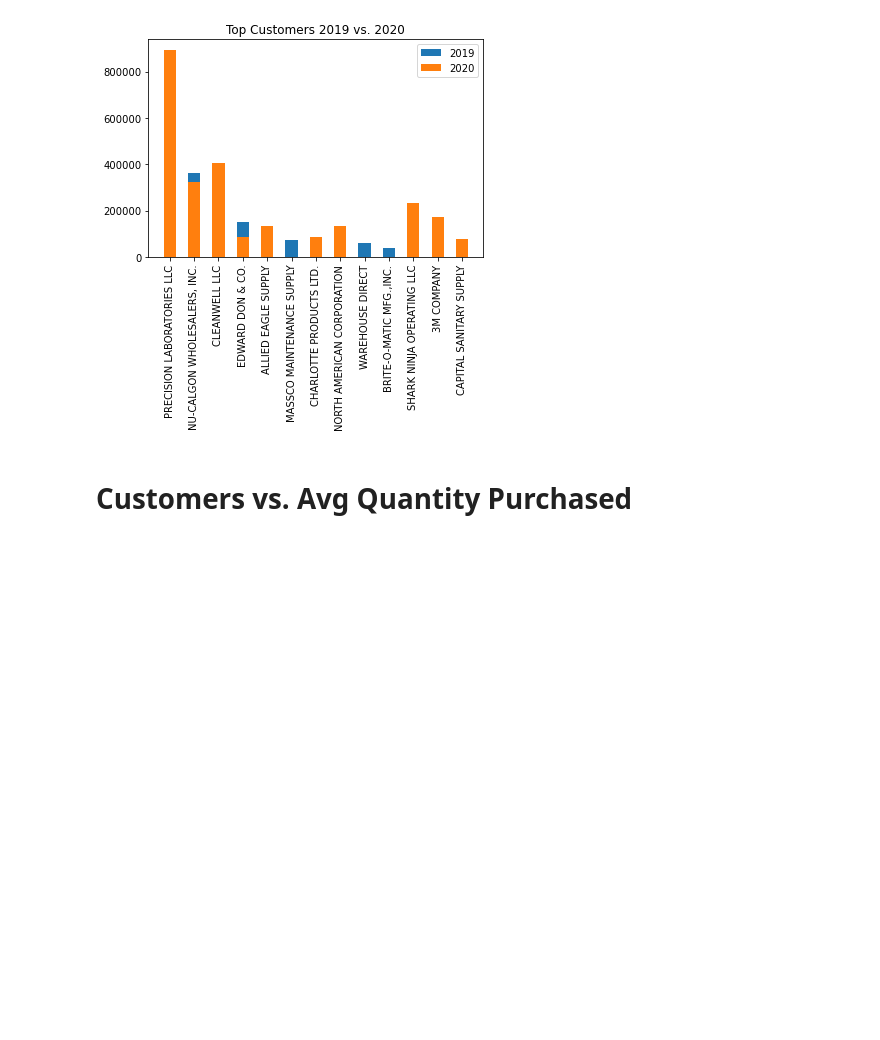
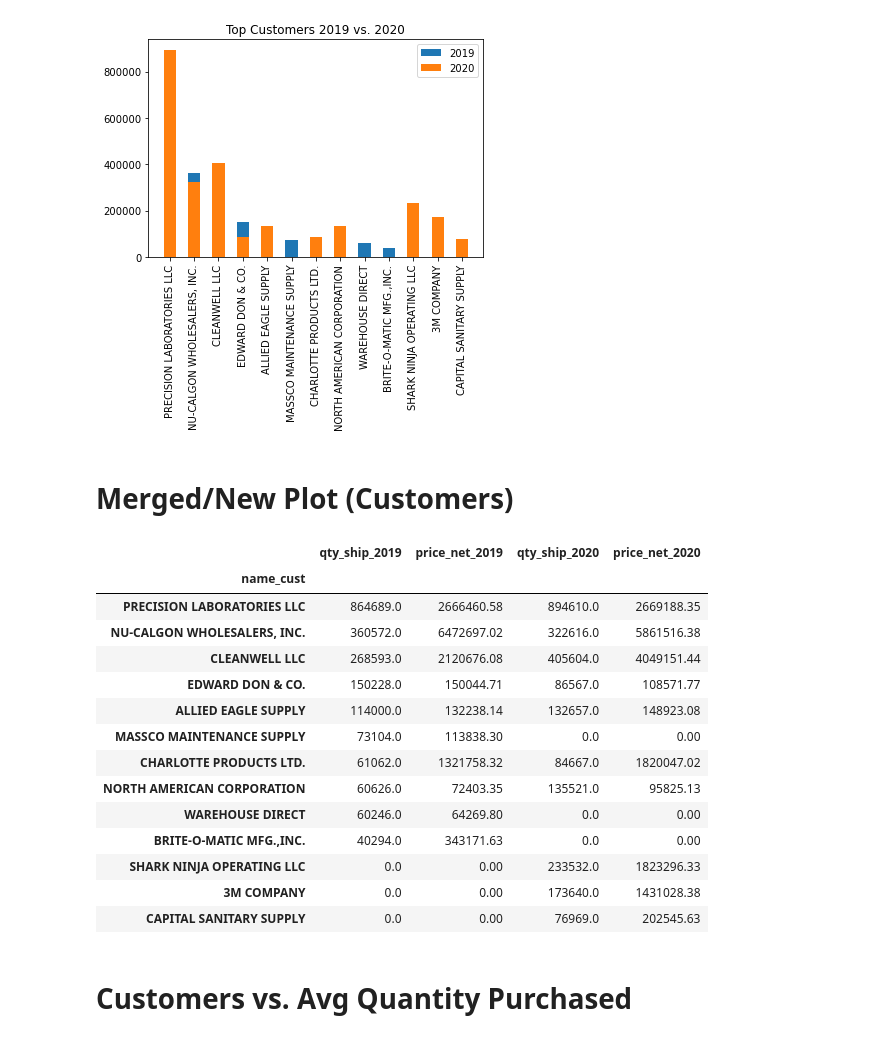
Before and after one commit to aadeba5/Project1, a Jupyter notebook: Nuance_Kayla.ipynb, the cells around one changed output. Cells and saved outputs as stored; diff of their text form; code cells hidden in the pictures; blank space fills up the shorter version.

```diff
--- a/Nuance_Kayla.ipynb
+++ b/Nuance_Kayla.ipynb
@@ -182,6 +227,28 @@ plt.legend(['2019', '2020'], loc='upper right')
 plt.show()
 # %% [output]
 [figure]
+# %% [markdown]
+# Merged/New Plot (Customers)
+# %%
+customer_merge = pd.merge(customers_df_2019.head(10), customers_df_2020.head(10),
+                          how="outer", on="name_cust", suffixes=("_2019", "_2020")).fillna(0)
+customer_merge
+# %% [output]
+|  | qty_ship_2019 | price_net_2019 | qty_ship_2020 | price_net_2020 |
+| name_cust |  |  |  |  |
+| PRECISION LABORATORIES LLC | 864689.0 | 2666460.58 | 894610.0 | 2669188.35 |
+| NU-CALGON WHOLESALERS, INC. | 360572.0 | 6472697.02 | 322616.0 | 5861516.38 |
+| CLEANWELL LLC | 268593.0 | 2120676.08 | 405604.0 | 4049151.44 |
+| EDWARD DON & CO. | 150228.0 | 150044.71 | 86567.0 | 108571.77 |
+| ALLIED EAGLE SUPPLY | 114000.0 | 132238.14 | 132657.0 | 148923.08 |
+| MASSCO MAINTENANCE SUPPLY | 73104.0 | 113838.30 | 0.0 | 0.00 |
+| CHARLOTTE PRODUCTS LTD. | 61062.0 | 1321758.32 | 84667.0 | 1820047.02 |
+| NORTH AMERICAN CORPORATION | 60626.0 | 72403.35 | 135521.0 | 95825.13 |
+| WAREHOUSE DIRECT | 60246.0 | 64269.80 | 0.0 | 0.00 |
+| BRITE-O-MATIC MFG.,INC. | 40294.0 | 343171.63 | 0.0 | 0.00 |
+| SHARK NINJA OPERATING LLC | 0.0 | 0.00 | 233532.0 | 1823296.33 |
+| 3M COMPANY | 0.0 | 0.00 | 173640.0 | 1431028.38 |
+| CAPITAL SANITARY SUPPLY | 0.0 | 0.00 | 76969.0 | 202545.63 |
 # %% [markdown]
 # Customers vs. Avg Quantity Purchased
 # %%
```
Also changed, not shown: parts of 11 cells of this notebook, 3 other files.
